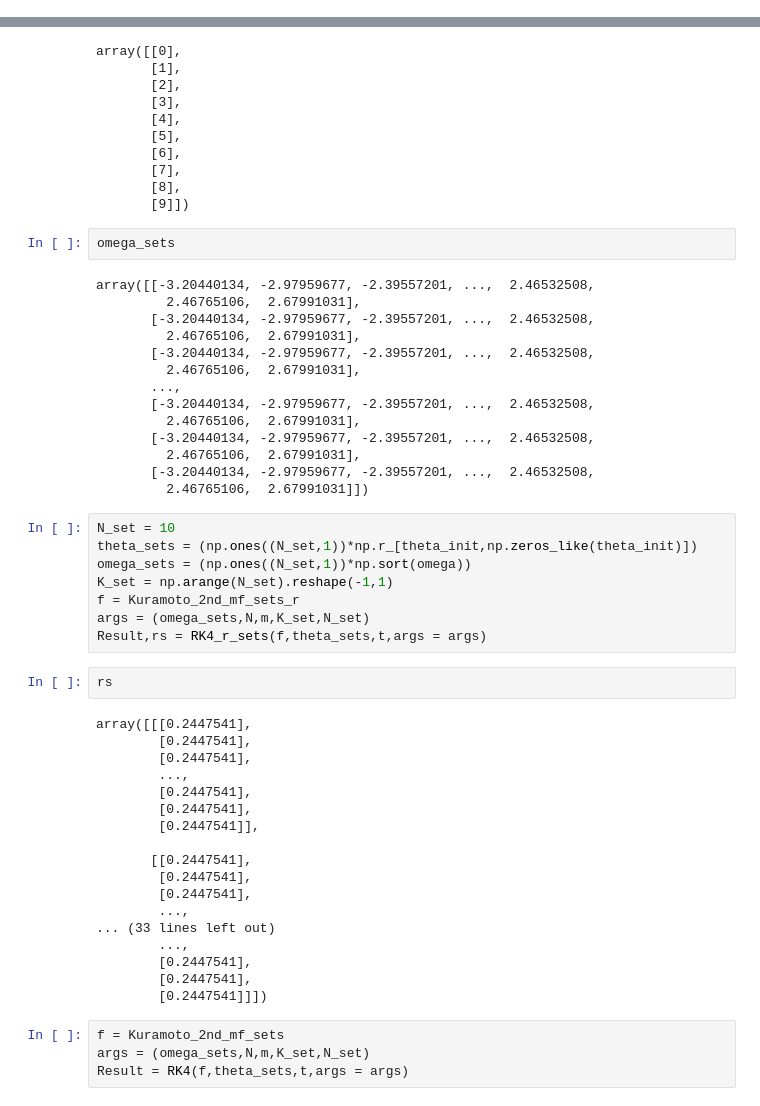
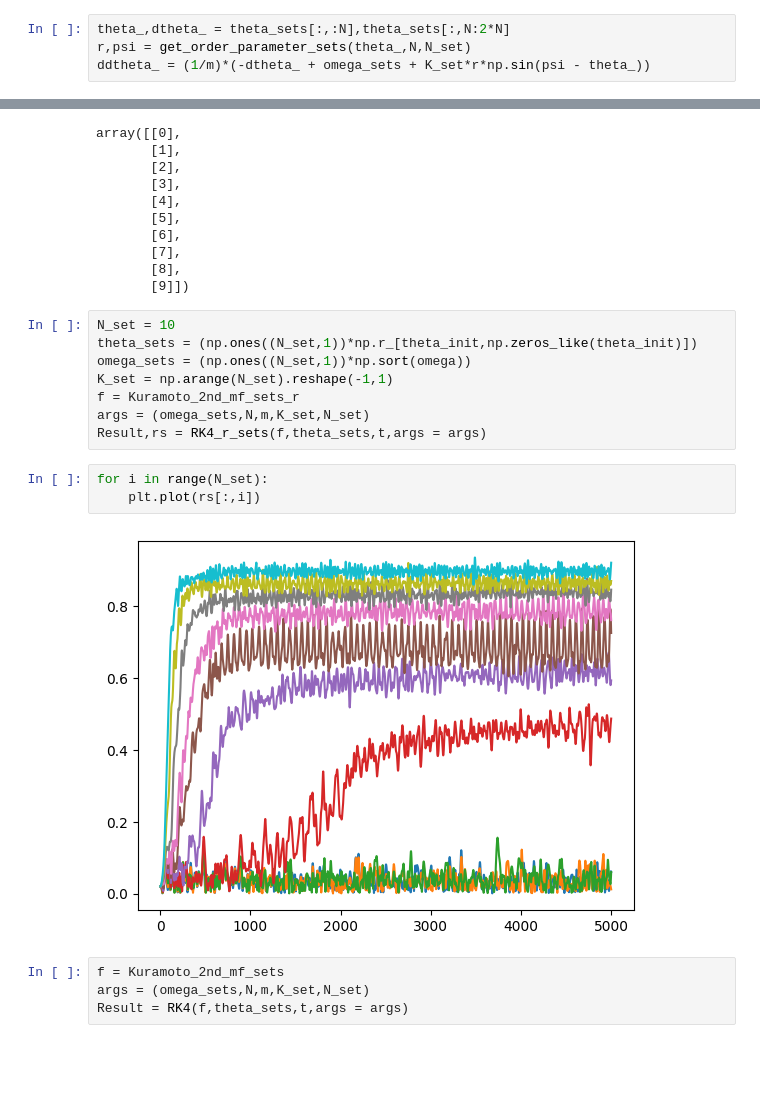
Before and after one commit to Gug-Young/Kuramoto-model, a Jupyter notebook: 230623 cluster algorithm check.ipynb, the cells around one changed output, grey strips where cells are left out. Saved outputs shown, nothing was run; the diff lists cells and outputs as text; blank space fills up the shorter version.

```diff
--- a/230623 cluster algorithm check.ipynb
+++ b/230623 cluster algorithm check.ipynb
@@ -178,0 +213,4 @@ As[0] = A
+# %%
+theta_,dtheta_ = theta_sets[:,:N],theta_sets[:,N:2*N]
+r,psi = get_order_parameter_sets(theta_,N,N_set)
+ddtheta_ = (1/m)*(-dtheta_ + omega_sets + K_set*r*np.sin(psi - theta_))
@@ -358,22 +431,6 @@ array([[0],
        [7],
        [8],
        [9]])
-# %%
-omega_sets
-# %% [output]
-array([[-3.20440134, -2.97959677, -2.39557201, ...,  2.46532508,
-         2.46765106,  2.67991031],
-       [-3.20440134, -2.97959677, -2.39557201, ...,  2.46532508,
-         2.46765106,  2.67991031],
-       [-3.20440134, -2.97959677, -2.39557201, ...,  2.46532508,
-         2.46765106,  2.67991031],
-       ...,
-       [-3.20440134, -2.97959677, -2.39557201, ...,  2.46532508,
-         2.46765106,  2.67991031],
-       [-3.20440134, -2.97959677, -2.39557201, ...,  2.46532508,
-         2.46765106,  2.67991031],
-       [-3.20440134, -2.97959677, -2.39557201, ...,  2.46532508,
-         2.46765106,  2.67991031]])
 # %%
 N_set = 10
 theta_sets = (np.ones((N_set,1))*np.r_[theta_init,np.zeros_like(theta_init)])
@@ -382,26 +439,11 @@ K_set = np.arange(N_set).reshape(-1,1)
 f = Kuramoto_2nd_mf_sets_r
 args = (omega_sets,N,m,K_set,N_set)
 Result,rs = RK4_r_sets(f,theta_sets,t,args = args)
-# %%
-rs
-# %% [output]
-array([[[0.2447541],
-        [0.2447541],
-        [0.2447541],
-        ...,
-        [0.2447541],
-        [0.2447541],
-        [0.2447541]],
-
-       [[0.2447541],
-        [0.2447541],
-        [0.2447541],
-        ...,
-... (33 lines left out)
-        ...,
-        [0.2447541],
-        [0.2447541],
-        [0.2447541]]])
+# %%
+for i in range(N_set):
+    plt.plot(rs[:,i])
+# %% [output]
+[figure, added]
 # %%
 f = Kuramoto_2nd_mf_sets
 args = (omega_sets,N,m,K_set,N_set)
```
Also changed, not shown: parts of 19 cells of this notebook.
